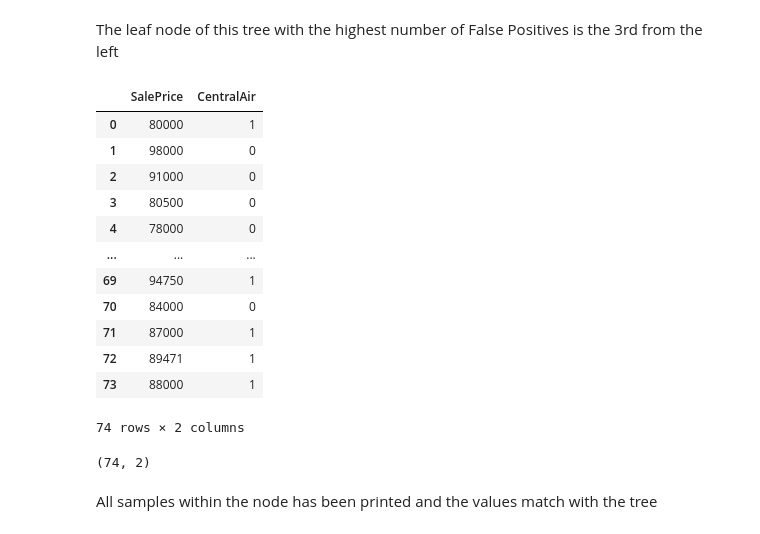
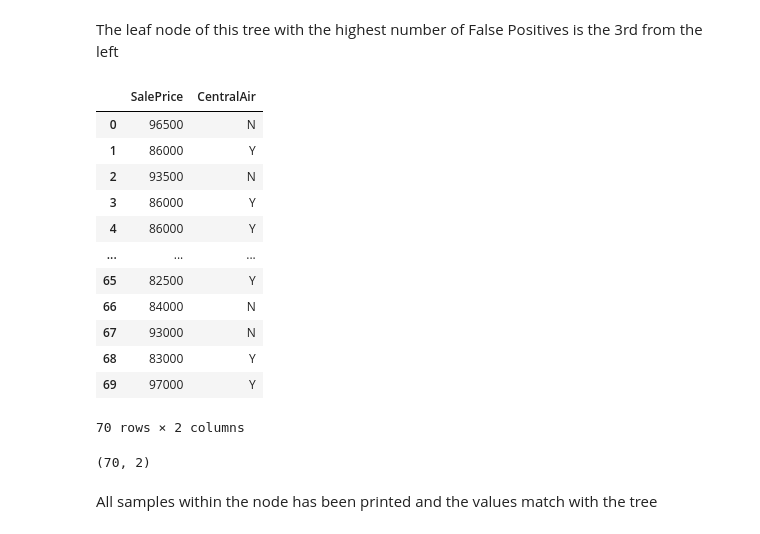
Before and after one commit to rachtrx/SC1015_DSAI_Labs, a Jupyter notebook: ex5/Exercise5_Solution.ipynb, the cells around one changed output. Drawn from its saved outputs; the diff is of its cells as text; code cells hidden in the pictures.

```diff
--- a/ex5/Exercise5_Solution.ipynb
+++ b/ex5/Exercise5_Solution.ipynb
@@ -77,7 +77,7 @@ class Model:
         self.feature = feature
         self.variable = variable
         self.df_og = aircon_dataframe.loc[:, [feature, variable]].copy()
-        self.df_og[variable] = self.df_og[variable].map({'Y': 1, 'N': 0})
+        # self.df_og[variable] = self.df_og[variable].map({'Y': 1, 'N': 0})
 
     def fit_and_predict_y_val(self):
         self.X_train, self.X_test, self.y_train, self.y_test = train_test_split(self.df_og[self.feature].to_frame(), self.df_og[self.variable].to_frame(), test_size=0.25)
@@ -129,7 +129,7 @@ class Model:
         f = plt.figure(figsize=(20,20))
         plot_tree(self.dectree, filled=True, rounded=True,
                     feature_names=[self.feature],
-                    class_names=["No AC","With AC"])
+                    class_names=self.dectree.classes_) # no longer need to encode
         plt.title(f"Decision tree (Max Depth {self.max_depth}): {self.variable} classified by {self.feature}")
         plt.show()
 # %%
@@ -266,31 +280,31 @@ salePrice_3_model.print_dectree()
 The leaf node of this tree with the highest number of False Positives is the 3rd from the left
 # %%
 node_mask = (
-    (salePrice_3_model.df_train['SalePrice'] > 63750) &
-    (salePrice_3_model.df_train['SalePrice'] <= 98300)
+    (salePrice_3_model.df_train['SalePrice'] > 61691.5) &
+    (salePrice_3_model.df_train['SalePrice'] <= 97750)
 )
 
 node_dataframe = salePrice_3_model.df_train.loc[node_mask].copy()
 node_dataframe.reset_index(drop=True, inplace=True)
 node_dataframe
 # %% [output]
 |  | SalePrice | CentralAir |
-| 0 | 80000 | 1 |
-| 1 | 98000 | 0 |
-| 2 | 91000 | 0 |
-| 3 | 80500 | 0 |
-| 4 | 78000 | 0 |
+| 0 | 96500 | N |
+| 1 | 86000 | Y |
+| 2 | 93500 | N |
+| 3 | 86000 | Y |
+| 4 | 86000 | Y |
 | ... | ... | ... |
-| 69 | 94750 | 1 |
-| 70 | 84000 | 0 |
-| 71 | 87000 | 1 |
-| 72 | 89471 | 1 |
-| 73 | 88000 | 1 |
+| 65 | 82500 | Y |
+| 66 | 84000 | N |
+| 67 | 93000 | N |
+| 68 | 83000 | Y |
+| 69 | 97000 | Y |
-74 rows × 2 columns
+70 rows × 2 columns
 # %%
 node_dataframe.shape
 # %% [output]
-(74, 2)
+(70, 2)
 # %% [markdown]
 All samples within the node has been printed and the values match with the tree
 # %%
```
Also changed, not shown: parts of 15 cells of this notebook.
